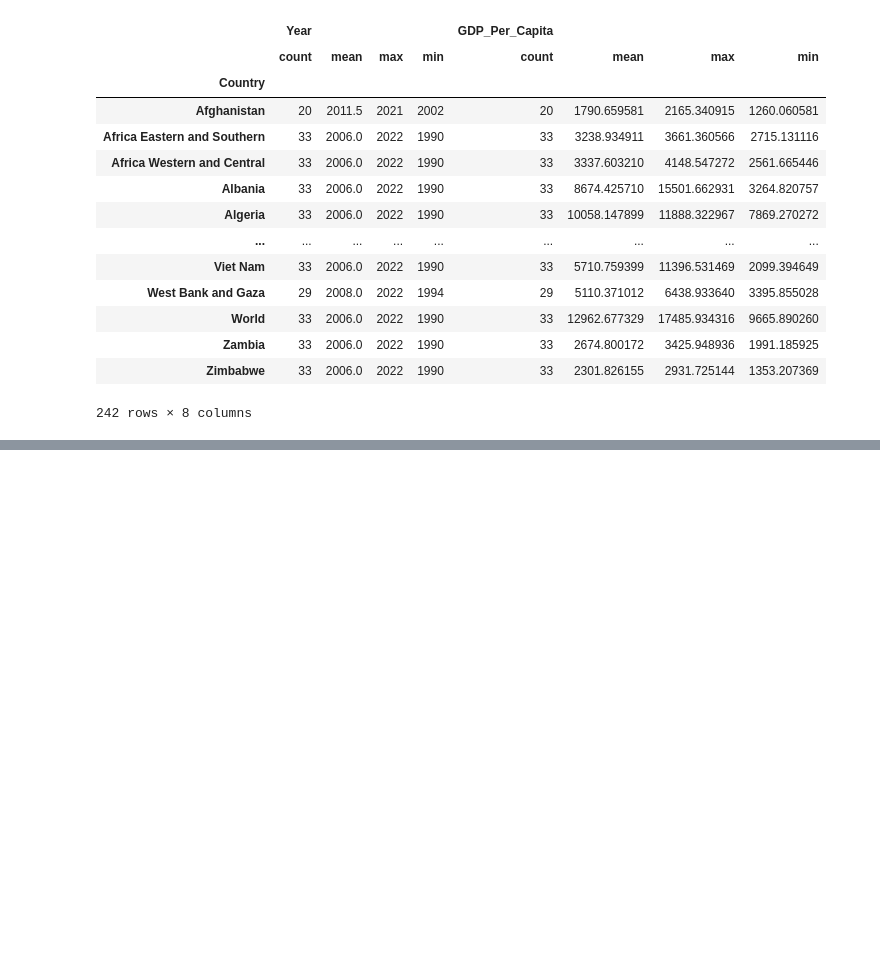
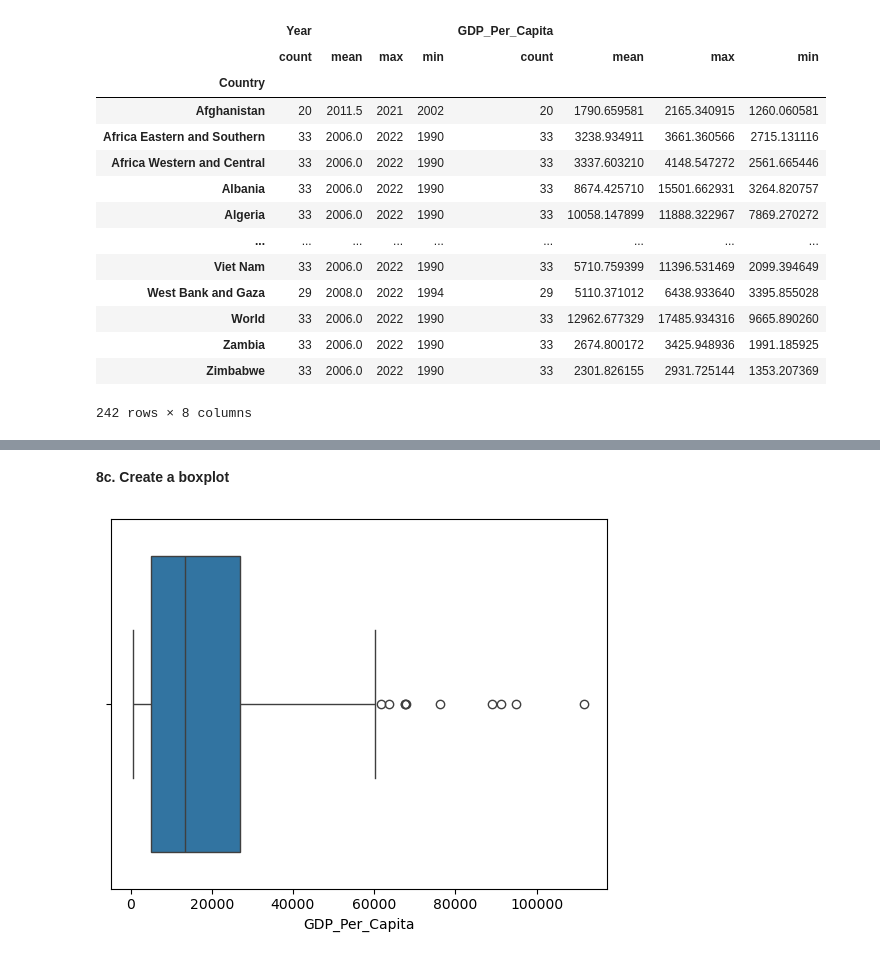
Before and after one commit to NSS-Full-Time-Data-Analytics-14/gdp-and-internet-usage-j2das1, a Jupyter notebook: notebook/UN_gdp_internetuse_project.ipynb, the cells around one changed output, grey strips where cells are left out. Saved outputs shown, nothing was run; the diff lists cells and outputs as text; code cells hidden in the pictures; blank space fills up the shorter version.

```diff
--- a/notebook/UN_gdp_internetuse_project.ipynb
+++ b/notebook/UN_gdp_internetuse_project.ipynb
@@ -206,0 +205,6 @@ gdp_graph
+# %% [markdown]
+**8c. Create a boxplot**
+# %%
+sns.boxplot(data = gdp_2020, x = 'GDP_Per_Capita');
+# %% [output]
+[figure, added]
```
Also changed, not shown: parts of 40 cells of this notebook.
